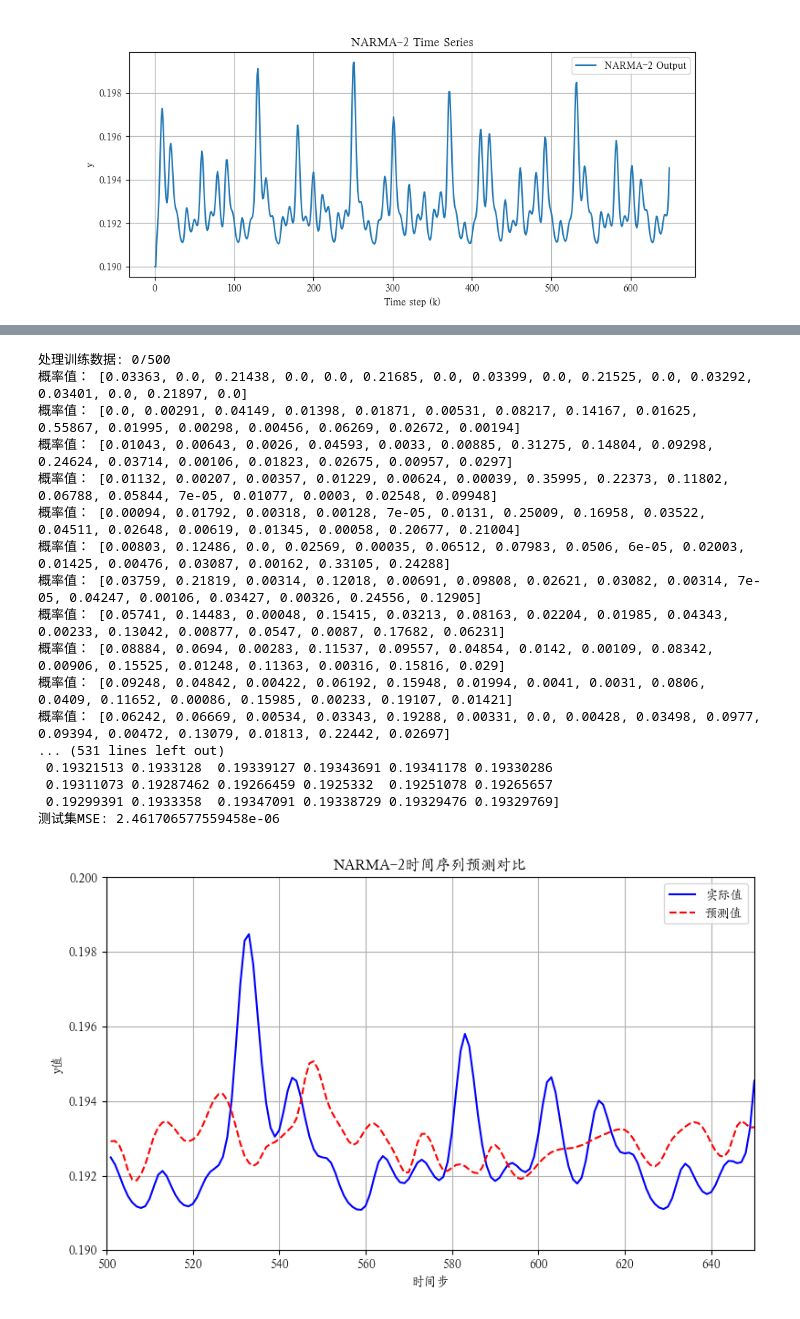
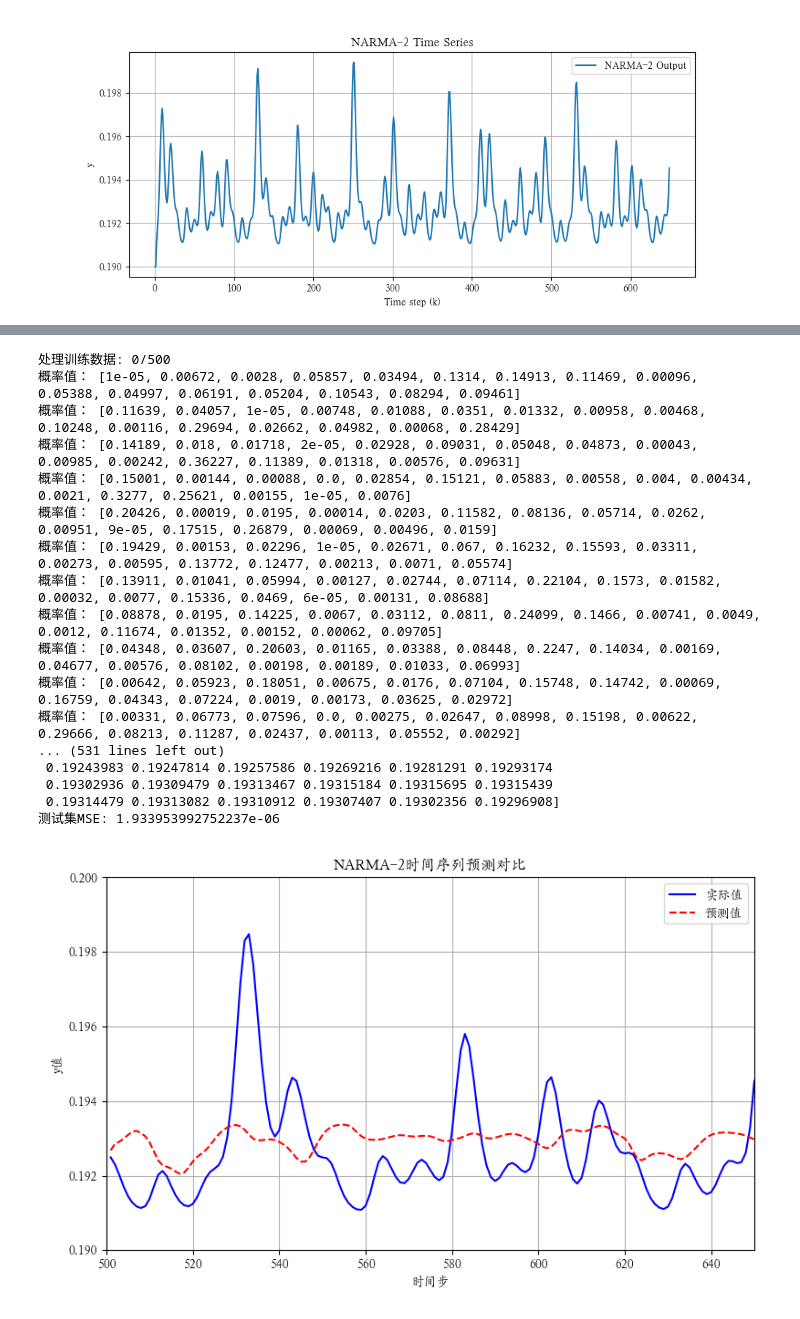
Before and after one commit to yyd6190/QRC_project1, a Jupyter notebook: 4q-v.ipynb, the cells around one changed output, grey strips where cells are left out. Saved outputs shown, nothing was run; the diff lists cells and outputs as text; code cells hidden in the pictures.

```diff
--- a/4q-v.ipynb
+++ b/4q-v.ipynb
@@ -52,20 +81,4 @@ plt.show()
 # %%
-### 4-qubit machine
-# 在循环开始前初始化列表
-all_sorted_values = []
-# 对于4个量子比特，可能的状态总数是2^4=16
-n_states = 16
-# 初始化16个参数
-params = [0.5*np.pi] * 16
-# 存储量子线路的输出结果
-quantum_outputs = []
-# 初始化上一次的概率值为None
-prev_sorted_values = None
-#参数\varepsilon
-varepsilon = 0.2
-#量子线路概率输入的层数
-ccc = 4
-
 for i in range(500):
     if i % 100 == 0:
         print(f"处理训练数据: {i}/500")
@@ -81,10 +94,6 @@ for i in range(500):
     # 初始化量子虚拟机
     qvm = CPUQVM()
     qvm.init_qvm()
-    n_qubits = 4
-    n_cbits = 4
-
-    # 分配量子比特和经典比特
     qubits = qvm.qAlloc_many(n_qubits)
     cbits = qvm.cAlloc_many(n_cbits)
     shots = 100000
@@ -106,7 +115,11 @@ for i in range(500):
     circuit << CNOT(qubits[1], qubits[2])
     circuit << CNOT(qubits[2], qubits[3])
     circuit << CNOT(qubits[3], qubits[0])
-    #circuit << 参数\beta
+    for qubit in range(4):
+        circuit << RY(qubits[qubit], beta[qubit])
+        if qubit < 3:
+            circuit << CNOT(qubits[qubit], qubits[qubit+1])
+    circuit << CNOT(qubits[3], qubits[0])
     prog << circuit << measure_all(qubits, cbits)
     # 运行多次量子程序，并返回测量结果
     result = qvm.run_with_configuration(prog, cbits, shots)
@@ -157,7 +170,7 @@ X_train = np.array(X_train)
 y_train = np.array(y_train)
 
 # 训练岭回归模型
-ridge = Ridge(alpha=0.1)
+ridge = Ridge(alpha=0.0001)
 ridge.fit(X_train, y_train)
 print("岭回归模型训练完成")
 # 测试阶段：预测401-651时间步
@@ -189,9 +202,6 @@ for i in range(150):
     # 初始化量子虚拟机
     qvm = CPUQVM()
     qvm.init_qvm()
-    n_qubits = 4
-    n_cbits = 4
-    # 分配量子比特和经典比特
     qubits = qvm.qAlloc_many(n_qubits)
     cbits = qvm.cAlloc_many(n_cbits)
     shots = 100000
@@ -247,46 +257,46 @@ np.save('/Users/dyy/github/QRC_project1/quantum_predictions.npy', predictions)
 np.save('/Users/dyy/github/QRC_project1/actual_values.npy', test_data)
 
 # 修改后的绘图代码（仅展示一维对比）
 plt.figure(figsize=(8, 5))
 
 # 生成时间步坐标（测试集从501到650）
 time_steps = range(501, 651)
 
 # 绘制实际值和预测值对比
 plt.plot(time_steps, test_data, 'b-', linewidth=1.5, label='实际值')
 plt.plot(time_steps, predictions, 'r--', linewidth=1.5, label='预测值')
 
 # 添加图注和标签
 plt.title('NARMA-2时间序列预测对比')
 plt.xlabel('时间步')
 plt.ylabel('y值')
 plt.legend()
 plt.grid(True)
 
 # 调整坐标轴范围
 plt.xlim(500, 650)
 plt.ylim(0.19, 0.2)  # 仅显示0.19到0.2区间
 
 # 保存并显示图像
 plt.tight_layout()
 plt.savefig('/Users/dyy/github/QRC_project1/narma_prediction_comparison.png')
 plt.show()
 # %% [output]
 处理训练数据: 0/500
-概率值： [0.03363, 0.0, 0.21438, 0.0, 0.0, 0.21685, 0.0, 0.03399, 0.0, 0.21525, 0.0, 0.03292, 0.03401, 0.0, 0.21897, 0.0]
-概率值： [0.0, 0.00291, 0.04149, 0.01398, 0.01871, 0.00531, 0.08217, 0.14167, 0.01625, 0.55867, 0.01995, 0.00298, 0.00456, 0.06269, 0.02672, 0.00194]
-概率值： [0.01043, 0.00643, 0.0026, 0.04593, 0.0033, 0.00885, 0.31275, 0.14804, 0.09298, 0.24624, 0.03714, 0.00106, 0.01823, 0.02675, 0.00957, 0.0297]
-概率值： [0.01132, 0.00207, 0.00357, 0.01229, 0.00624, 0.00039, 0.35995, 0.22373, 0.11802, 0.06788, 0.05844, 7e-05, 0.01077, 0.0003, 0.02548, 0.09948]
-概率值： [0.00094, 0.01792, 0.00318, 0.00128, 7e-05, 0.0131, 0.25009, 0.16958, 0.03522, 0.04511, 0.02648, 0.00619, 0.01345, 0.00058, 0.20677, 0.21004]
-概率值： [0.00803, 0.12486, 0.0, 0.02569, 0.00035, 0.06512, 0.07983, 0.0506, 6e-05, 0.02003, 0.01425, 0.00476, 0.03087, 0.00162, 0.33105, 0.24288]
-概率值： [0.03759, 0.21819, 0.00314, 0.12018, 0.00691, 0.09808, 0.02621, 0.03082, 0.00314, 7e-05, 0.04247, 0.00106, 0.03427, 0.00326, 0.24556, 0.12905]
-概率值： [0.05741, 0.14483, 0.00048, 0.15415, 0.03213, 0.08163, 0.02204, 0.01985, 0.04343, 0.00233, 0.13042, 0.00877, 0.0547, 0.0087, 0.17682, 0.06231]
-概率值： [0.08884, 0.0694, 0.00283, 0.11537, 0.09557, 0.04854, 0.0142, 0.00109, 0.08342, 0.00906, 0.15525, 0.01248, 0.11363, 0.00316, 0.15816, 0.029]
-概率值： [0.09248, 0.04842, 0.00422, 0.06192, 0.15948, 0.01994, 0.0041, 0.0031, 0.0806, 0.0409, 0.11652, 0.00086, 0.15985, 0.00233, 0.19107, 0.01421]
-概率值： [0.06242, 0.06669, 0.00534, 0.03343, 0.19288, 0.00331, 0.0, 0.00428, 0.03498, 0.0977, 0.09394, 0.00472, 0.13079, 0.01813, 0.22442, 0.02697]
+概率值： [1e-05, 0.00672, 0.0028, 0.05857, 0.03494, 0.1314, 0.14913, 0.11469, 0.00096, 0.05388, 0.04997, 0.06191, 0.05204, 0.10543, 0.08294, 0.09461]
+概率值： [0.11639, 0.04057, 1e-05, 0.00748, 0.01088, 0.0351, 0.01332, 0.00958, 0.00468, 0.10248, 0.00116, 0.29694, 0.02662, 0.04982, 0.00068, 0.28429]
+概率值： [0.14189, 0.018, 0.01718, 2e-05, 0.02928, 0.09031, 0.05048, 0.04873, 0.00043, 0.00985, 0.00242, 0.36227, 0.11389, 0.01318, 0.00576, 0.09631]
+概率值： [0.15001, 0.00144, 0.00088, 0.0, 0.02854, 0.15121, 0.05883, 0.00558, 0.004, 0.00434, 0.0021, 0.3277, 0.25621, 0.00155, 1e-05, 0.0076]
+概率值： [0.20426, 0.00019, 0.0195, 0.00014, 0.0203, 0.11582, 0.08136, 0.05714, 0.0262, 0.00951, 9e-05, 0.17515, 0.26879, 0.00069, 0.00496, 0.0159]
+概率值： [0.19429, 0.00153, 0.02296, 1e-05, 0.02671, 0.067, 0.16232, 0.15593, 0.03311, 0.00273, 0.00595, 0.13772, 0.12477, 0.00213, 0.0071, 0.05574]
+概率值： [0.13911, 0.01041, 0.05994, 0.00127, 0.02744, 0.07114, 0.22104, 0.1573, 0.01582, 0.00032, 0.0077, 0.15336, 0.0469, 6e-05, 0.00131, 0.08688]
+概率值： [0.08878, 0.0195, 0.14225, 0.0067, 0.03112, 0.0811, 0.24099, 0.1466, 0.00741, 0.0049, 0.0012, 0.11674, 0.01352, 0.00152, 0.00062, 0.09705]
+概率值： [0.04348, 0.03607, 0.20603, 0.01165, 0.03388, 0.08448, 0.2247, 0.14034, 0.00169, 0.04677, 0.00576, 0.08102, 0.00198, 0.00189, 0.01033, 0.06993]
+概率值： [0.00642, 0.05923, 0.18051, 0.00675, 0.0176, 0.07104, 0.15748, 0.14742, 0.00069, 0.16759, 0.04343, 0.07224, 0.0019, 0.00173, 0.03625, 0.02972]
+概率值： [0.00331, 0.06773, 0.07596, 0.0, 0.00275, 0.02647, 0.08998, 0.15198, 0.00622, 0.29666, 0.08213, 0.11287, 0.02437, 0.00113, 0.05552, 0.00292]
 ... (531 lines left out)
- 0.19321513 0.1933128  0.19339127 0.19343691 0.19341178 0.19330286
- 0.19311073 0.19287462 0.19266459 0.1925332  0.19251078 0.19265657
- 0.19299391 0.1933358  0.19347091 0.19338729 0.19329476 0.19329769]
-测试集MSE: 2.461706577559458e-06
+ 0.19243983 0.19247814 0.19257586 0.19269216 0.19281291 0.19293174
+ 0.19302936 0.19309479 0.19313467 0.19315184 0.19315695 0.19315439
+ 0.19314479 0.19313082 0.19310912 0.19307407 0.19302356 0.19296908]
+测试集MSE: 1.933953992752237e-06
-[figure, old version]
+[figure, new version]
```
Also changed, not shown: parts of 1 cell of this notebook, 2 other files.
